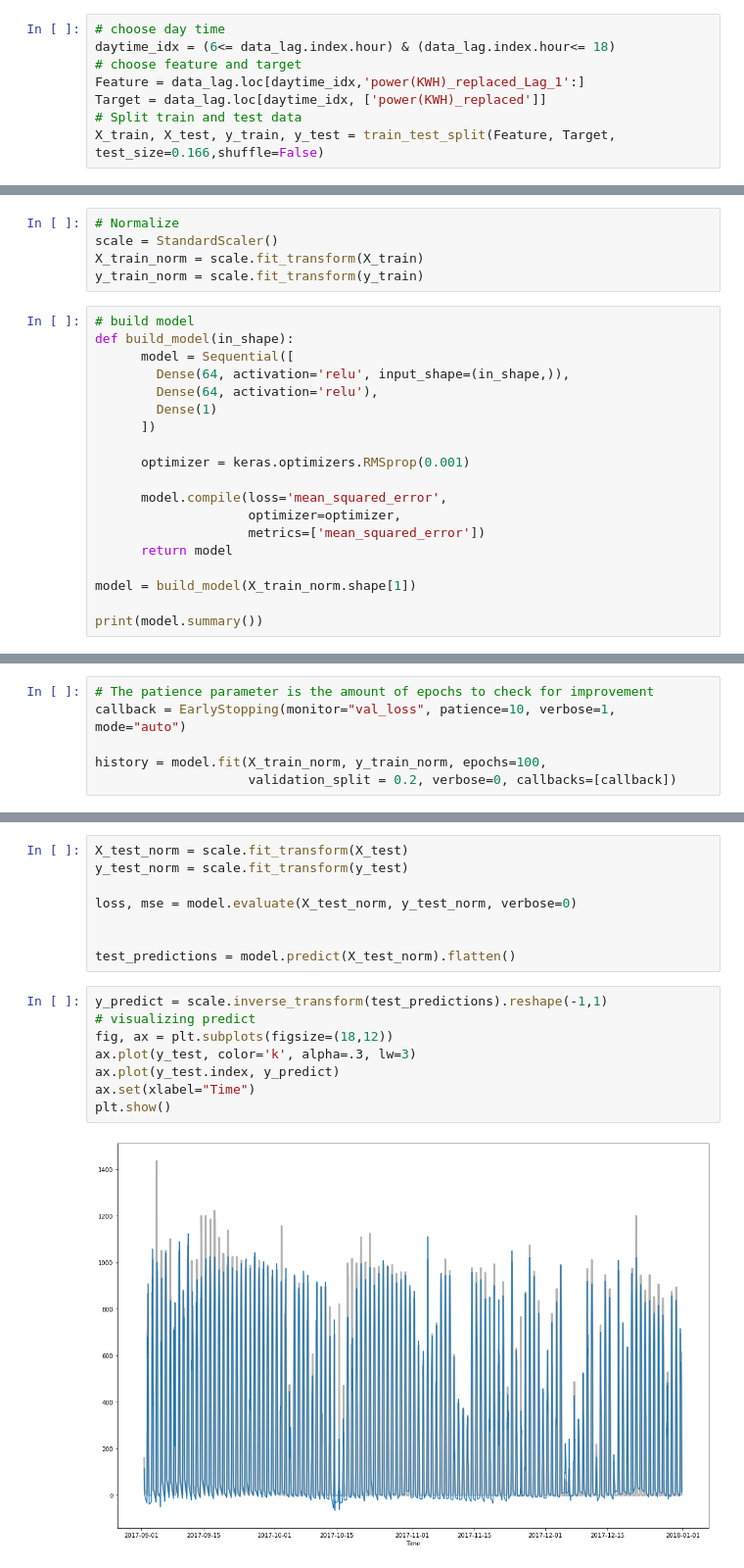
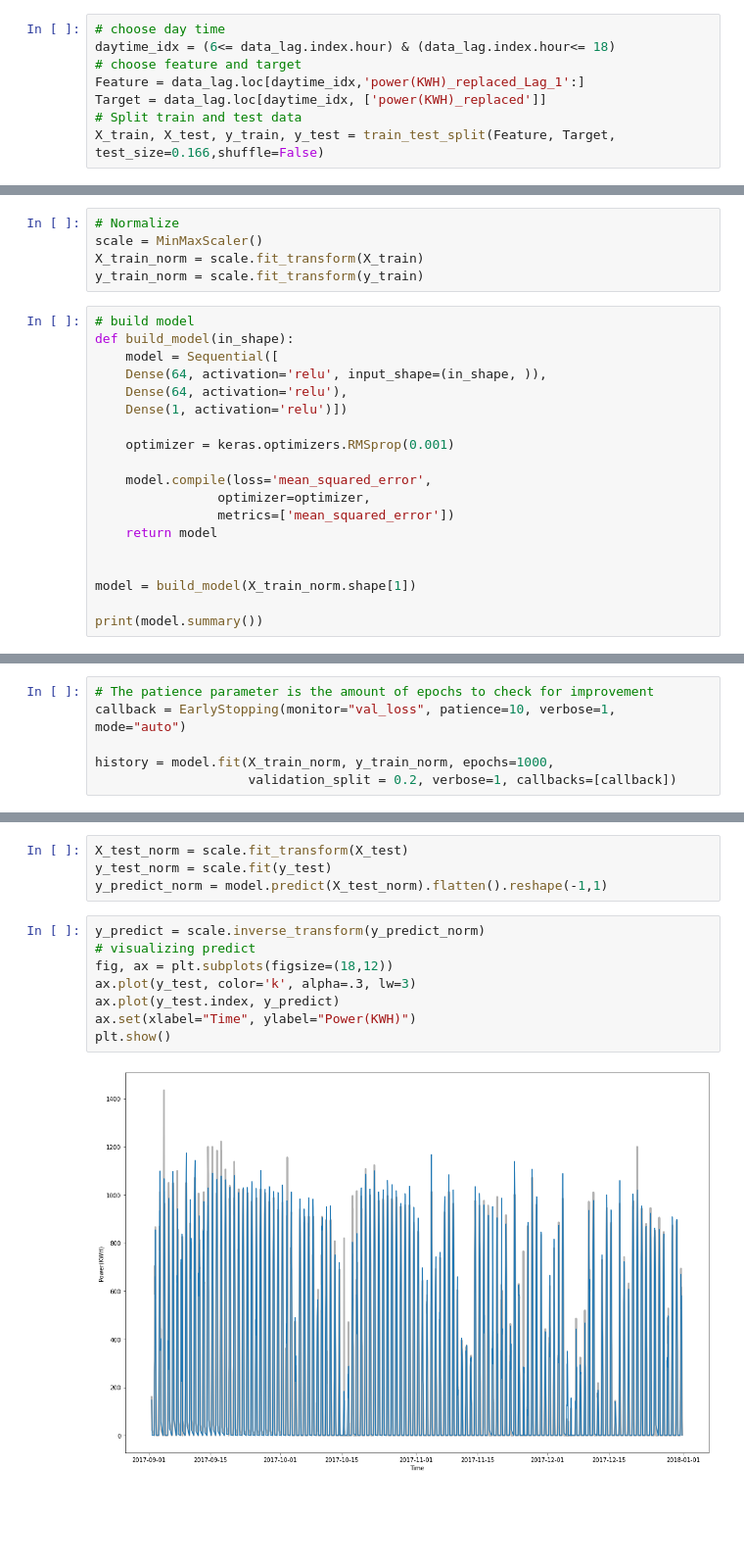
Before and after one commit to Eudyptla/Time-Series-PV-Forecast-, a Jupyter notebook: Taichung_DE_Forecast_Neural_network.ipynb, the cells around one changed output, grey strips where cells are left out. Shown: that part at 98% size. Drawn from its saved outputs; the diff is of its cells as text; blank space fills up the shorter version.

```diff
--- a/Taichung_DE_Forecast_Neural_network.ipynb
+++ b/Taichung_DE_Forecast_Neural_network.ipynb
@@ -94,23 +94,23 @@ Norm value: mean = 0, std = 1
 # %%
 # Normalize
-scale = StandardScaler()
+scale = MinMaxScaler()
 X_train_norm = scale.fit_transform(X_train)
 y_train_norm = scale.fit_transform(y_train)
 # %%
 # build model
 def build_model(in_shape):
-      model = Sequential([
-        Dense(64, activation='relu', input_shape=(in_shape,)),
-        Dense(64, activation='relu'),
-        Dense(1)
-      ])
+    model = Sequential([
+    Dense(64, activation='relu', input_shape=(in_shape, )),
+    Dense(64, activation='relu'),
+    Dense(1, activation='relu')])
 
-      optimizer = keras.optimizers.RMSprop(0.001)
+    optimizer = keras.optimizers.RMSprop(0.001)
 
-      model.compile(loss='mean_squared_error',
-                    optimizer=optimizer,
-                    metrics=['mean_squared_error'])
-      return model
+    model.compile(loss='mean_squared_error',
+                optimizer=optimizer,
+                metrics=['mean_squared_error'])
+    return model
+
 
 model = build_model(X_train_norm.shape[1])
 
@@ -135,6 +135,6 @@ None
 # The patience parameter is the amount of epochs to check for improvement
 callback = EarlyStopping(monitor="val_loss", patience=10, verbose=1, mode="auto")
 
-history = model.fit(X_train_norm, y_train_norm, epochs=100,
-                    validation_split = 0.2, verbose=0, callbacks=[callback])
+history = model.fit(X_train_norm, y_train_norm, epochs=1000,
+                    validation_split = 0.2, verbose=1, callbacks=[callback])
 # %% [output]
@@ -162,21 +177,17 @@ plot_history(history)
 # %%
 X_test_norm = scale.fit_transform(X_test)
-y_test_norm = scale.fit_transform(y_test)
-
-loss, mse = model.evaluate(X_test_norm, y_test_norm, verbose=0)
-
-
-test_predictions = model.predict(X_test_norm).flatten()
+y_test_norm = scale.fit(y_test)
+y_predict_norm = model.predict(X_test_norm).flatten().reshape(-1,1)
 # %%
-y_predict = scale.inverse_transform(test_predictions).reshape(-1,1)
+y_predict = scale.inverse_transform(y_predict_norm)
 # visualizing predict
 fig, ax = plt.subplots(figsize=(18,12))
 ax.plot(y_test, color='k', alpha=.3, lw=3)
 ax.plot(y_test.index, y_predict)
-ax.set(xlabel="Time")
+ax.set(xlabel="Time", ylabel="Power(KWH)")
 plt.show()
 # %% [output]
-[figure, old version]
+[figure, new version]
 # %%
 def MRE(x,y):
     return np.nanmean(np.abs((x-y)/np.max(x)))
```
Also changed, not shown: parts of 6 cells of this notebook.
